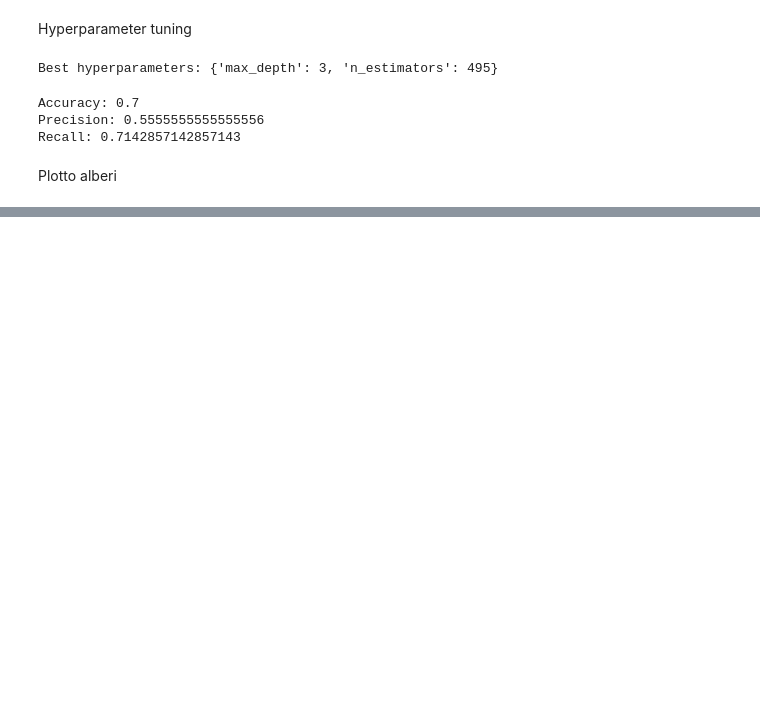
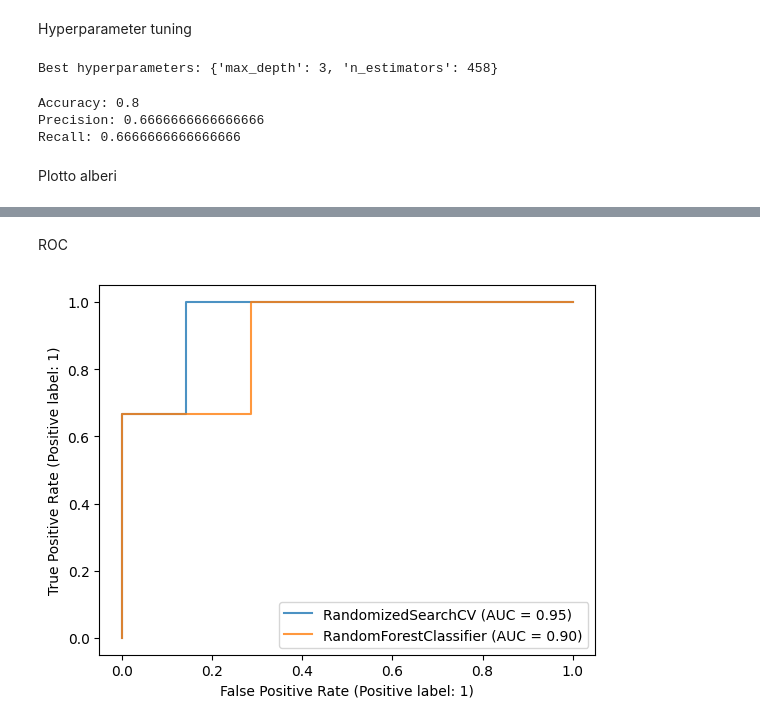
Before and after one commit to francescouni0/CompProject, a Jupyter notebook: AnalisiFA_randomforest.ipynb, the cells around one changed output, grey strips where cells are left out. Saved outputs shown, nothing was run; the diff lists cells and outputs as text; code cells hidden in the pictures; blank space fills up the shorter version.

Commit message:
Aggiunto randomforestMD, migliorato random forest FA

```diff
--- a/AnalisiFA_randomforest.ipynb
+++ b/AnalisiFA_randomforest.ipynb
@@ -69,7 +69,7 @@ from scipy.stats import randint
 X=df_mean.values
 y=group.values
 
-X_tr, X_tst, y_tr, y_tst = train_test_split(X, y, test_size=.2, random_state=6)
+X_tr, X_tst, y_tr, y_tst = train_test_split(X, y, test_size=.1, random_state=6)
 # %% [markdown]
 Fitto l'albero
 # %%
@@ -106,7 +110,7 @@ best_rf = rand_search.best_estimator_
 # Print the best hyperparameters
 print('Best hyperparameters:',  rand_search.best_params_)
 # %% [output]
-Best hyperparameters: {'max_depth': 3, 'n_estimators': 495}
+Best hyperparameters: {'max_depth': 3, 'n_estimators': 458}
 # %%
 y_pred = rand_search.predict(X_tst)
 
@@ -118,9 +122,9 @@ print("Accuracy:", accuracy)
 print("Precision:", precision)
 print("Recall:", recall)
 # %% [output]
-Accuracy: 0.7
-Precision: 0.5555555555555556
-Recall: 0.7142857142857143
+Accuracy: 0.8
+Precision: 0.6666666666666666
+Recall: 0.6666666666666666
 # %% [markdown]
 Plotto alberi
 # %%
@@ -138,3 +142,17 @@ for i in range(3):
 [drawing not drawn]
 [drawing not drawn]
 [drawing not drawn]
+# %% [markdown]
+ROC
+# %%
+from sklearn.metrics import RocCurveDisplay
+rf.fit(X_tr, y_tr)
+
+ax = plt.gca()
+rnds_disp = RocCurveDisplay.from_estimator(rand_search, X_tst, y_tst, ax=ax, alpha=0.8)
+rndf_disp = RocCurveDisplay.from_estimator(rf, X_tst, y_tst, ax=ax, alpha=0.8)
+
+
+plt.show()
+# %% [output]
+[figure, added]
```
Also changed, not shown: parts of 2 cells of this notebook, 1 other file.
